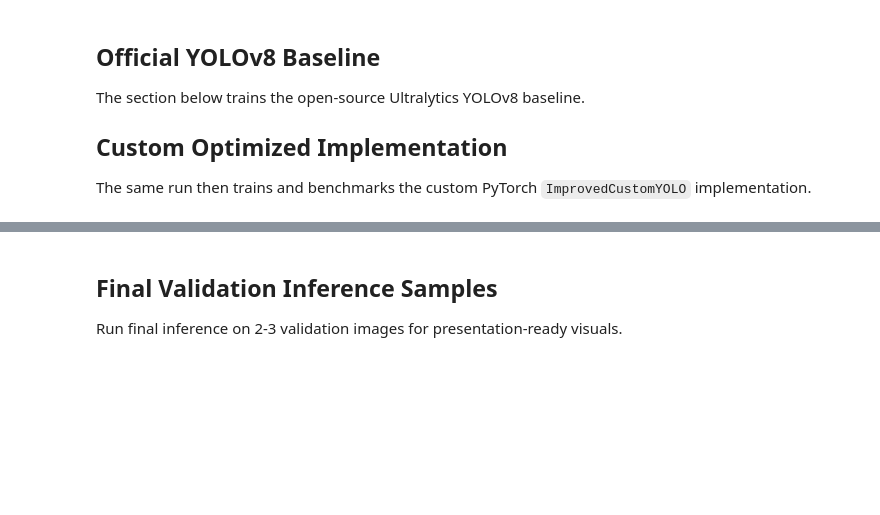
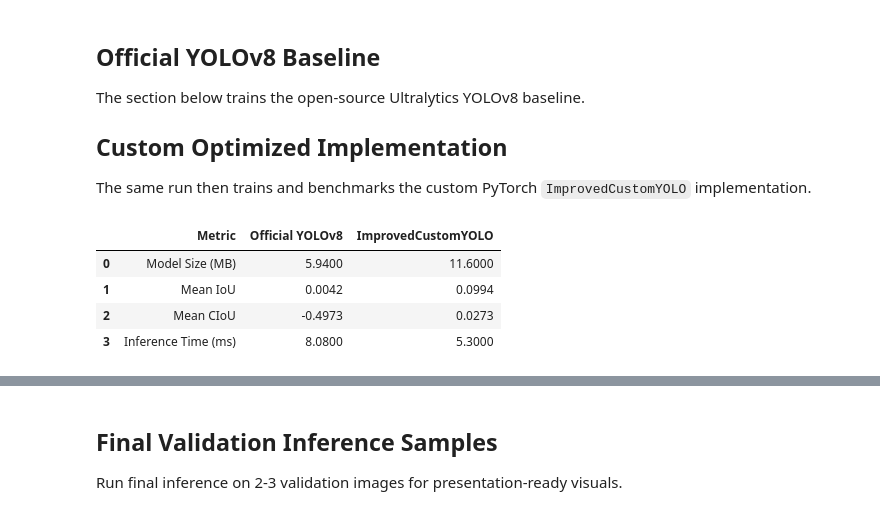
Before and after one commit to RRRRRRL/CarPlate, a Jupyter notebook: CarPlate_Colab_Pipeline.ipynb, the cells around one changed output, grey strips where cells are left out. Saved outputs shown, nothing was run; the diff lists cells and outputs as text; code cells hidden in the pictures; blank space fills up the shorter version.

```diff
--- a/CarPlate_Colab_Pipeline.ipynb
+++ b/CarPlate_Colab_Pipeline.ipynb
@@ -210,15 +252,15 @@ def train_official_yolo(data_yaml="dataset/data.yaml", weights="yolov8n.pt", epo
     )
     print("Training complete. Best weights: runs/official_yolo/car_plate_model/weights/best.pt")
 
-
 class LarxelDataset(Dataset):
-    """Larxel-format dataset reader (images/<split>, labels/<split>)."""
+    """Larxel-format dataset reader (updated to match <split>/images structure)."""
 
     def __init__(self, dataset_dir="dataset", split="train", img_size=640):
         self.dataset_dir = Path(dataset_dir)
         self.img_size = img_size
-        self.image_dir = self.dataset_dir / "images" / split
-        self.label_dir = self.dataset_dir / "labels" / split
+        # Match the structure created in prepare_kaggle_data: <split>/images and <split>/labels
+        self.image_dir = self.dataset_dir / split / "images"
+        self.label_dir = self.dataset_dir / split / "labels"
 
         if not self.image_dir.exists():
             raise FileNotFoundError(f"Image directory not found: {self.image_dir}")
@@ -252,13 +294,11 @@ class LarxelDataset(Dataset):
         label_tensor = torch.tensor(labels, dtype=torch.float32) if labels else torch.zeros((0, 5), dtype=torch.float32)
         return image_tensor, label_tensor
 
-
 # Keeps labels as a list so each image can carry a variable number of bounding boxes.
 def collate_fn(batch):
     images = torch.stack([sample[0] for sample in batch], dim=0)
     labels = [sample[1] for sample in batch]
     return images, labels
-
 
 def build_targets_for_scale(batch_labels, pred_cls, device):
     batch_size, _, grid_h, grid_w = pred_cls.shape
@@ -285,7 +325,6 @@ def build_targets_for_scale(batch_labels, pred_cls, device):
 
     target_box = target_box / target_count.clamp(min=1.0)
     return target_cls, target_box
-
 
 def train_custom_model(
     epochs=50,
@@ -593,0 +554,43 @@ compare_models(
+# %%
+import os
+import glob
+
+# 1. Define Paths
+KAGGE_IMG_PATH = "/content/drive/MyDrive/cardata/images"
+KAGGE_XML_PATH = "/content/drive/MyDrive/cardata/annotations"
+TARGET_DATASET_DIR = "dataset"
+
+# 2. Prepare the dataset
+if not os.path.exists(TARGET_DATASET_DIR):
+    prepare_kaggle_data(KAGGE_IMG_PATH, KAGGE_XML_PATH, TARGET_DATASET_DIR)
+
+# 3. Train Official YOLOv8 Baseline (Skip if weights exist)
+weight_search = glob.glob("runs/detect/runs/official_yolo/car_plate_model*/weights/best.pt")
+if not weight_search:
+    train_official_yolo(data_yaml=f"{TARGET_DATASET_DIR}/data.yaml", epochs=10, imgsz=640)
+    weight_search = glob.glob("runs/detect/runs/official_yolo/car_plate_model*/weights/best.pt")
+
+# 4. Train ImprovedCustomYOLO (Skip if weights exist)
+custom_best = "runs/custom_yolo/custom_yolo_best.pth"
+if not os.path.exists(custom_best):
+    train_custom_model(epochs=10, batch_size=8, lr=1e-3, save_path=custom_best, dataset_dir=TARGET_DATASET_DIR)
+
+# 5. Benchmark and Compare
+if weight_search and os.path.exists(custom_best):
+    official_best = weight_search[-1]
+    compare_models(
+        official_weights=official_best,
+        custom_weights=custom_best,
+        runs=50,
+        img_size=640,
+        dataset_dir=TARGET_DATASET_DIR,
+        output_file="runs/comparison/performance_comparison.csv"
+    )
+else:
+    print("Training weights still not found.")
+# %% [output]
+|  | Metric | Official YOLOv8 | ImprovedCustomYOLO |
+| 0 | Model Size (MB) | 5.9400 | 11.6000 |
+| 1 | Mean IoU | 0.0042 | 0.0994 |
+| 2 | Mean CIoU | -0.4973 | 0.0273 |
+| 3 | Inference Time (ms) | 8.0800 | 5.3000 |
```
Also changed, not shown: parts of 10 cells of this notebook.
